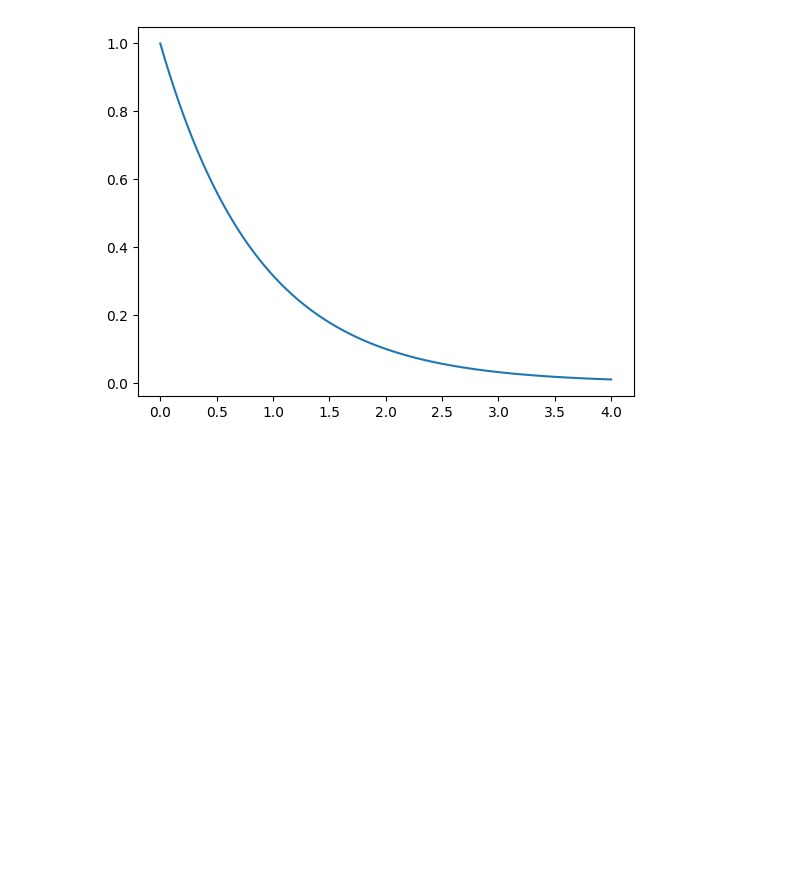
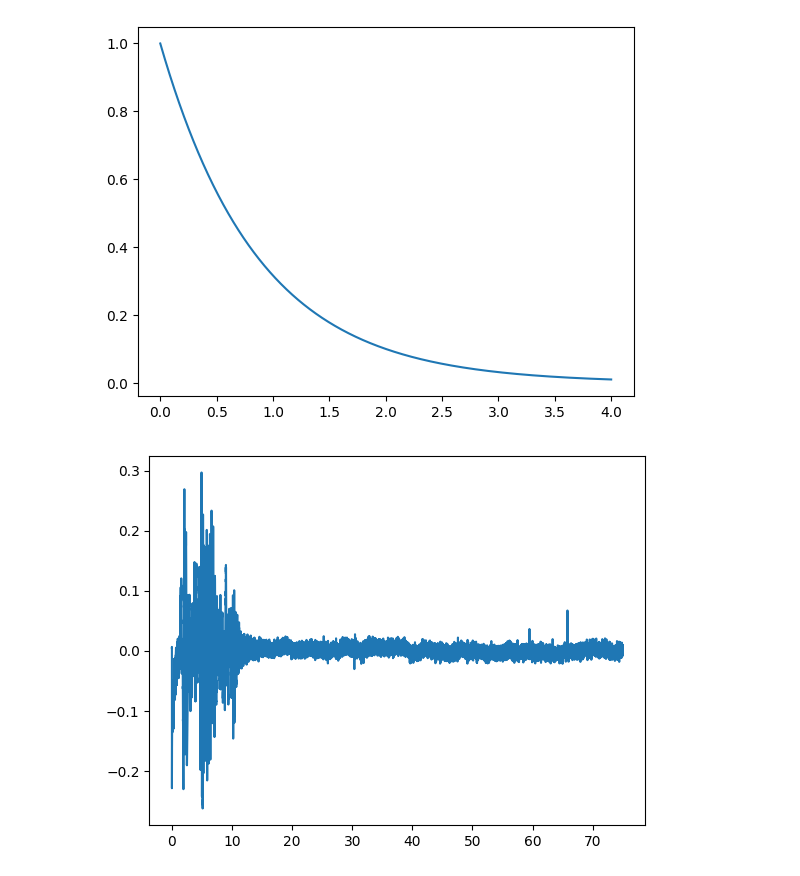
Before and after one commit to jfs60/a1_vibrations, a Jupyter notebook: main.ipynb, the cells around one changed output. Drawn from its saved outputs; the diff is of its cells as text; code cells hidden in the pictures; blank space fills up the shorter version.

```diff
--- a/main.ipynb
+++ b/main.ipynb
@@ -295,0 +294,12 @@ import csv
+# %%
+#real earthquake data
+with open("dataset1.csv") as file_name:
+    array = np.loadtxt(file_name, delimiter=" ")
+
+
+array_t = np.linspace(0, 75, num=len(array))
+quake_array = []
+plt.plot(array_t, array)
+plt.show()
+# %% [output]
+[figure, added]
```
Also changed, not shown: parts of 2 cells of this notebook.
